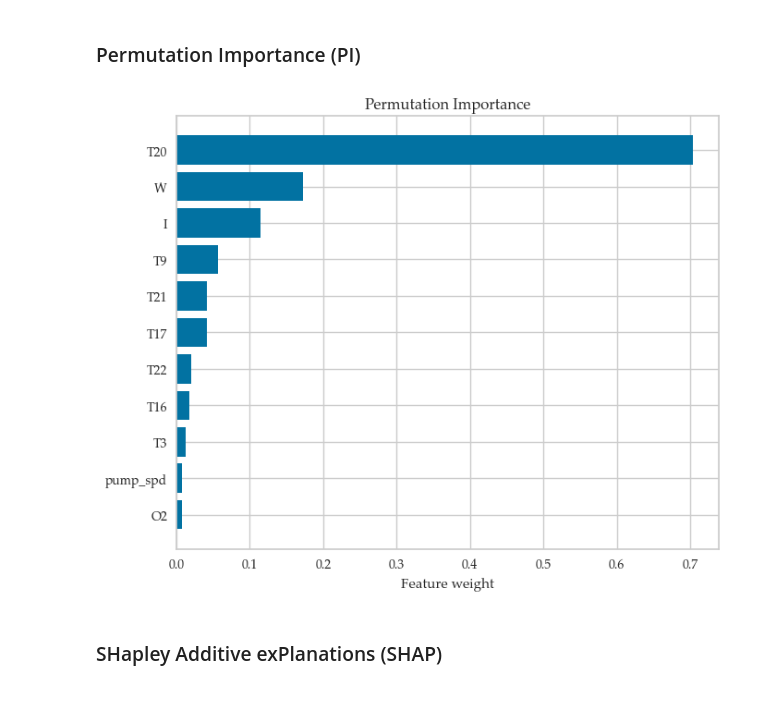
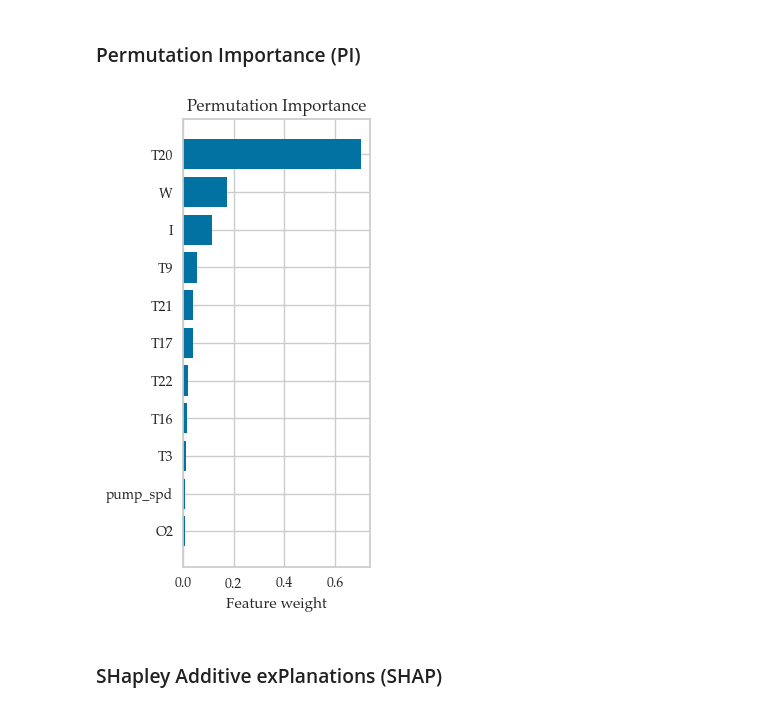
Before and after one commit to caapel/SOFC, a Jupyter notebook: SOFC_analisys.ipynb, the cells around one changed output. Drawn from its saved outputs; the diff is of its cells as text; code cells hidden in the pictures.

```diff
--- a/SOFC_analisys.ipynb
+++ b/SOFC_analisys.ipynb
@@ -225,22 +225,22 @@ plt.show()
 # %%
 feature_importances = pd.DataFrame(
     {'importance' : permutation_importance(selector, X_std, y, n_repeats=5,
                                            random_state=random_state, n_jobs=-1).importances_mean},
     index=X_std.columns).sort_values(by='importance', ascending=True)
 
 feature_importances = feature_importances.iloc[-n:, :]  # get n-strongest features
 PI_columns = feature_importances.sort_values(by='importance', ascending=False).index
 
-plt.figure(figsize=(7, n/2))
+plt.figure(figsize=(3, n/2))
 plt.barh(range(len(feature_importances.index)), feature_importances.importance, align='center')
 plt.yticks(range(len(feature_importances.index)), feature_importances.index)
 plt.xlabel('Feature weight')
+plt.title('Permutation Importance')
 plt.tight_layout()
 plt.savefig('pictures/Permutation_Importance.png', dpi = 300, transparent = True)
-plt.title('Permutation Importance')
 plt.show()
 # %% [output]
-[figure, old version]
+[figure, new version]
 # %% [markdown]
 ### SHapley Additive exPlanations (SHAP)
 # %%
```
Also changed, not shown: parts of 40 cells of this notebook, 1 other file.
